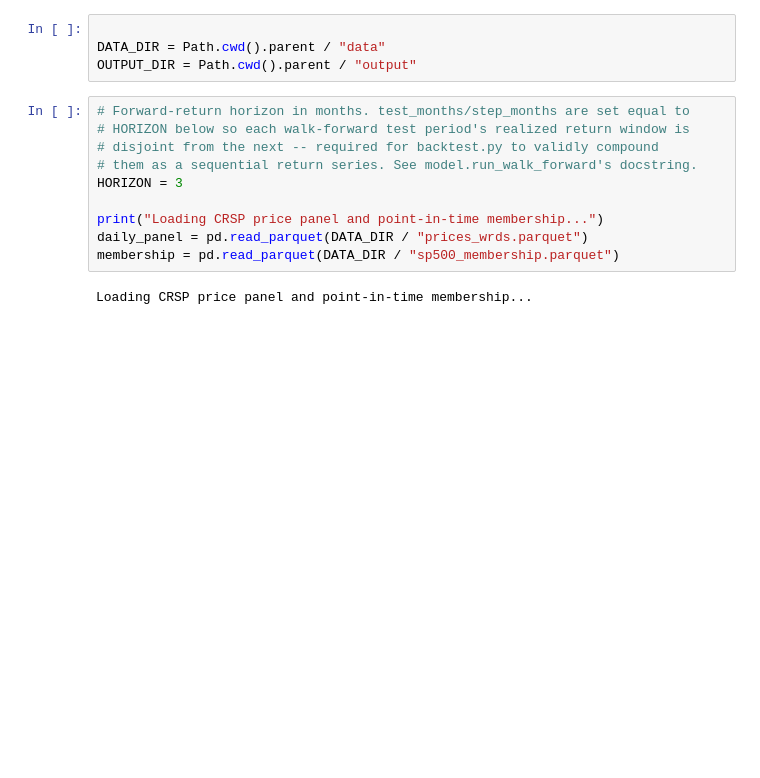
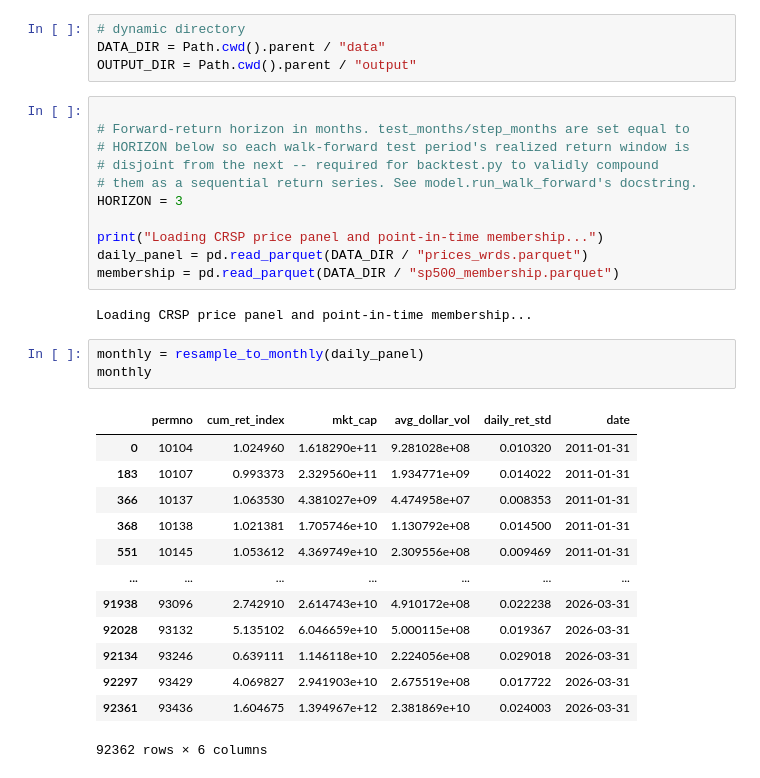
Before and after one commit to wonjunjo123/cross-sectional-factor-model, a Jupyter notebook: src/main.ipynb, the cells around one changed output. Drawn from its saved outputs; the diff is of its cells as text; blank space fills up the shorter version.

```diff
--- a/src/main.ipynb
+++ b/src/main.ipynb
@@ -19,10 +24,11 @@ from model import run_walk_forward, summarize_ic
 from backtest import compare_models, performance_summary, compute_portfolio_returns
 from visualize import plot_model_comparison
 # %%
-
+# dynamic directory
 DATA_DIR = Path.cwd().parent / "data"
 OUTPUT_DIR = Path.cwd().parent / "output"
 # %%
+
 # Forward-return horizon in months. test_months/step_months are set equal to
 # HORIZON below so each walk-forward test period's realized return window is
 # disjoint from the next -- required for backtest.py to validly compound
@@ -34,4 +40,21 @@ daily_panel = pd.read_parquet(DATA_DIR / "prices_wrds.parquet")
 membership = pd.read_parquet(DATA_DIR / "sp500_membership.parquet")
 # %% [output]
 Loading CRSP price panel and point-in-time membership...
+# %%
+monthly = resample_to_monthly(daily_panel)
+monthly
+# %% [output]
+|  | permno | cum_ret_index | mkt_cap | avg_dollar_vol | daily_ret_std | date |
+| 0 | 10104 | 1.024960 | 1.618290e+11 | 9.281028e+08 | 0.010320 | 2011-01-31 |
+| 183 | 10107 | 0.993373 | 2.329560e+11 | 1.934771e+09 | 0.014022 | 2011-01-31 |
+| 366 | 10137 | 1.063530 | 4.381027e+09 | 4.474958e+07 | 0.008353 | 2011-01-31 |
+| 368 | 10138 | 1.021381 | 1.705746e+10 | 1.130792e+08 | 0.014500 | 2011-01-31 |
+| 551 | 10145 | 1.053612 | 4.369749e+10 | 2.309556e+08 | 0.009469 | 2011-01-31 |
+| ... | ... | ... | ... | ... | ... | ... |
+| 91938 | 93096 | 2.742910 | 2.614743e+10 | 4.910172e+08 | 0.022238 | 2026-03-31 |
+| 92028 | 93132 | 5.135102 | 6.046659e+10 | 5.000115e+08 | 0.019367 | 2026-03-31 |
+| 92134 | 93246 | 0.639111 | 1.146118e+10 | 2.224056e+08 | 0.029018 | 2026-03-31 |
+| 92297 | 93429 | 4.069827 | 2.941903e+10 | 2.675519e+08 | 0.017722 | 2026-03-31 |
+| 92361 | 93436 | 1.604675 | 1.394967e+12 | 2.381869e+10 | 0.024003 | 2026-03-31 |
+92362 rows × 6 columns
 # %%
```
Also changed, not shown: parts of 5 cells of this notebook.
